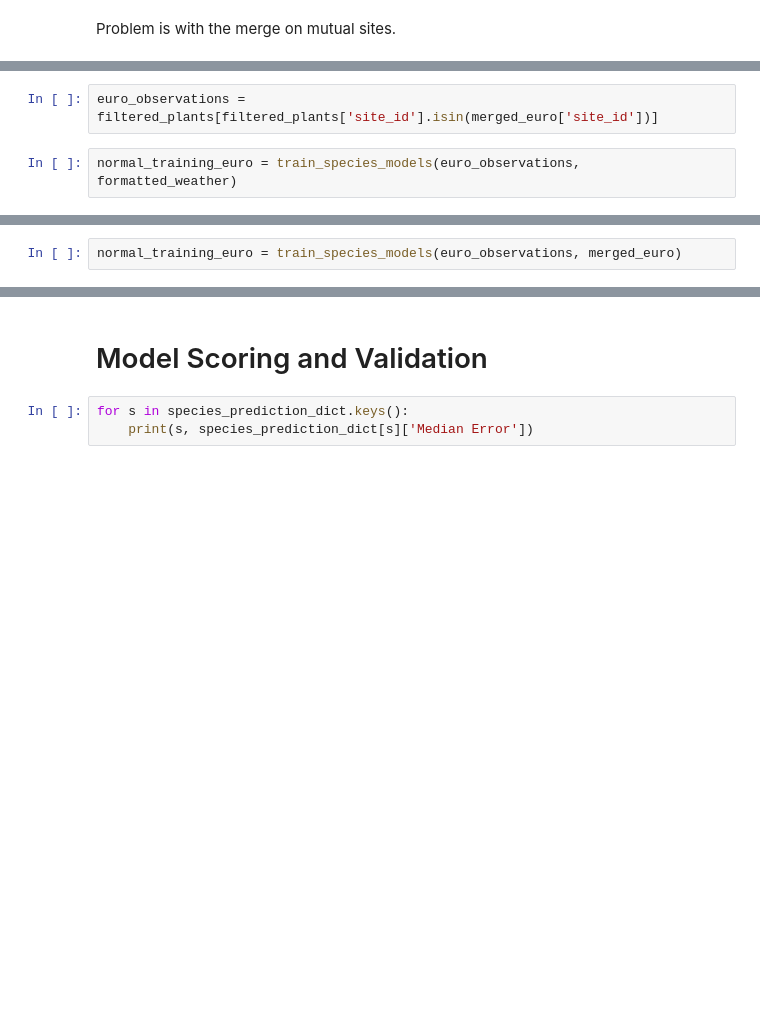
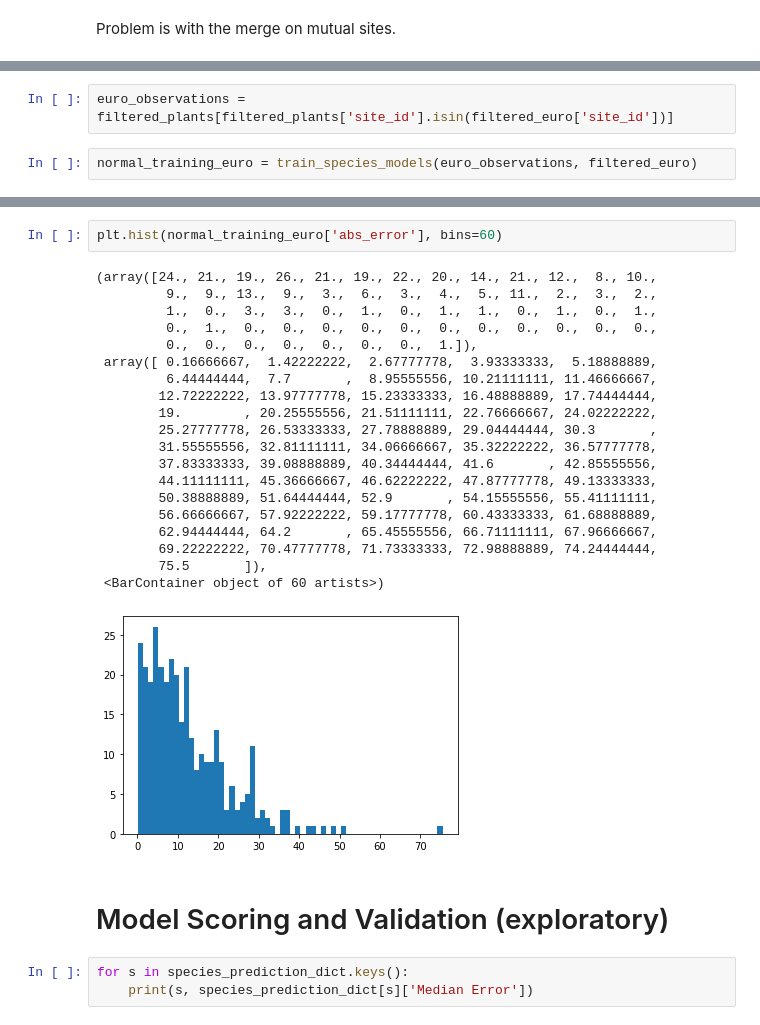
Before and after one commit to falling-fruit/dfg-seasons, a Jupyter notebook: modelling/high_res_models_finalized.ipynb, the cells around one changed output, grey strips where cells are left out. Cells and saved outputs as stored; diff of their text form; blank space fills up the shorter version.

```diff
--- a/modelling/high_res_models_finalized.ipynb
+++ b/modelling/high_res_models_finalized.ipynb
@@ -353,7 +326,7 @@ def train_species_models(full_plant_data, full_weather_data):
 
     return full_prediction_df
 # %%
-euro_observations = filtered_plants[filtered_plants['site_id'].isin(merged_euro['site_id'])]
+euro_observations = filtered_plants[filtered_plants['site_id'].isin(filtered_euro['site_id'])]
 # %%
-normal_training_euro = train_species_models(euro_observations, formatted_weather)
+normal_training_euro = train_species_models(euro_observations, filtered_euro)
 # %% [output]
@@ -421,2 +436,0 @@ KeyboardInterrupt:
-# %%
-normal_training_euro = train_species_models(euro_observations, merged_euro)
@@ -774,5 +785,28 @@ ValueError: operands could not be broadcast together with shapes (30,) (0,)
+# %%
+plt.hist(normal_training_euro['abs_error'], bins=60)
+# %% [output]
+(array([24., 21., 19., 26., 21., 19., 22., 20., 14., 21., 12.,  8., 10.,
+         9.,  9., 13.,  9.,  3.,  6.,  3.,  4.,  5., 11.,  2.,  3.,  2.,
+         1.,  0.,  3.,  3.,  0.,  1.,  0.,  1.,  1.,  0.,  1.,  0.,  1.,
+         0.,  1.,  0.,  0.,  0.,  0.,  0.,  0.,  0.,  0.,  0.,  0.,  0.,
+         0.,  0.,  0.,  0.,  0.,  0.,  0.,  1.]),
+ array([ 0.16666667,  1.42222222,  2.67777778,  3.93333333,  5.18888889,
+         6.44444444,  7.7       ,  8.95555556, 10.21111111, 11.46666667,
+        12.72222222, 13.97777778, 15.23333333, 16.48888889, 17.74444444,
+        19.        , 20.25555556, 21.51111111, 22.76666667, 24.02222222,
+        25.27777778, 26.53333333, 27.78888889, 29.04444444, 30.3       ,
+        31.55555556, 32.81111111, 34.06666667, 35.32222222, 36.57777778,
+        37.83333333, 39.08888889, 40.34444444, 41.6       , 42.85555556,
+        44.11111111, 45.36666667, 46.62222222, 47.87777778, 49.13333333,
+        50.38888889, 51.64444444, 52.9       , 54.15555556, 55.41111111,
+        56.66666667, 57.92222222, 59.17777778, 60.43333333, 61.68888889,
+        62.94444444, 64.2       , 65.45555556, 66.71111111, 67.96666667,
+        69.22222222, 70.47777778, 71.73333333, 72.98888889, 74.24444444,
+        75.5       ]),
+ <BarContainer object of 60 artists>)
+[figure, added]
 # %% [markdown]
-# Model Scoring and Validation
+# Model Scoring and Validation (exploratory)
 # %%
 for s in species_prediction_dict.keys():
     print(s, species_prediction_dict[s]['Median Error'])
```
Also changed, not shown: parts of 38 cells of this notebook.
